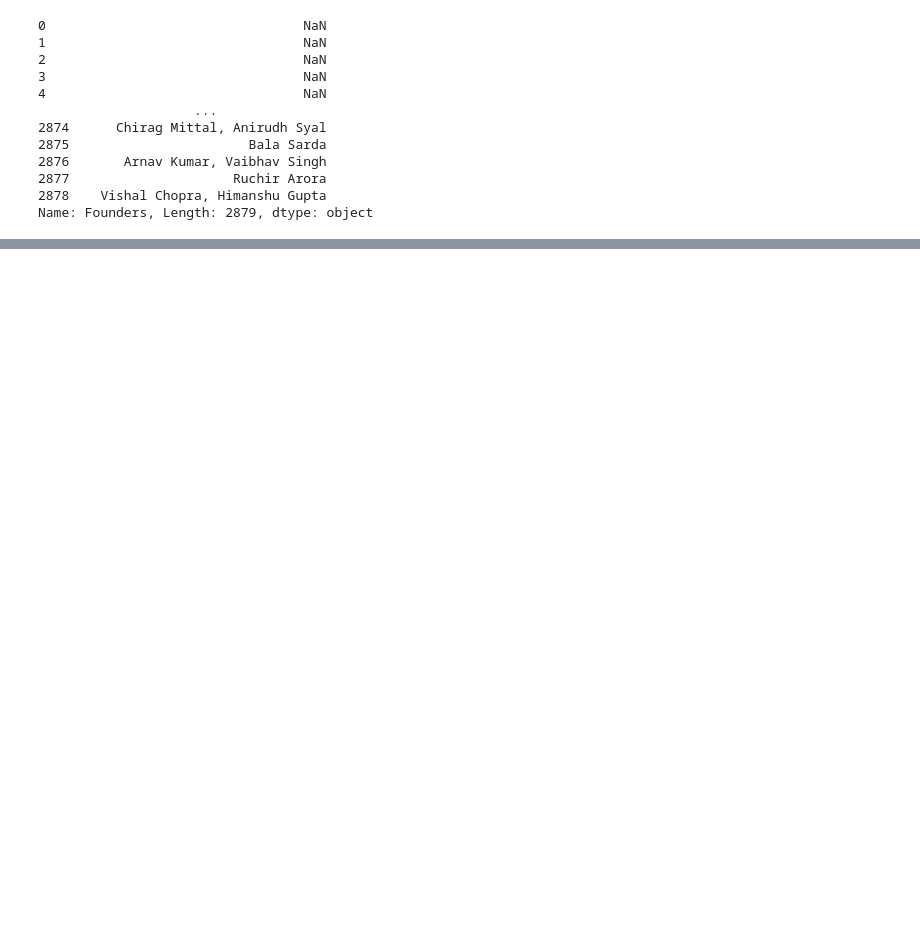
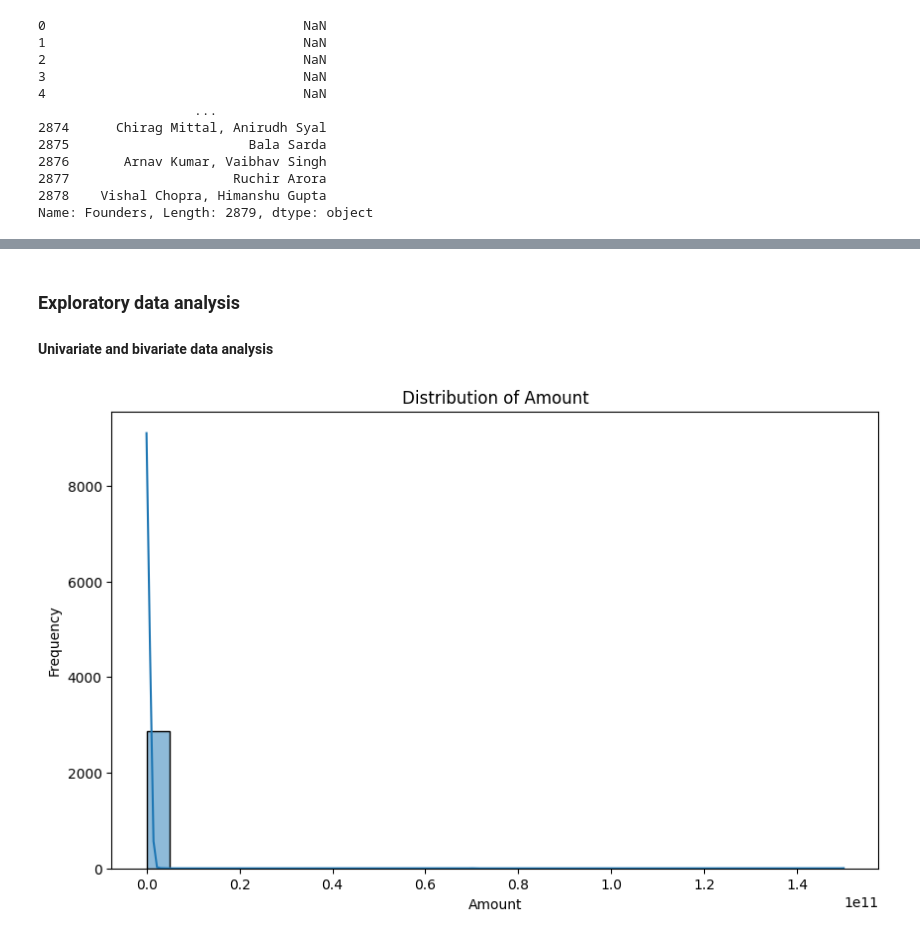
Before and after one commit to codefosu/Indian-Startup-Ecosystem, a Jupyter notebook: main.ipynb, the cells around one changed output, grey strips where cells are left out. Cells and saved outputs as stored; diff of their text form; code cells hidden in the pictures; blank space fills up the shorter version.

```diff
--- a/main.ipynb
+++ b/main.ipynb
@@ -468,0 +568,21 @@ data.sample(10)
+# %%
+# Headquater column
+data['HeadQuarter'].astype(str)
+
+def split(hq):
+    if isinstance(hq, str):
+        return hq.split(',')[0].strip()
+
+data['HeadQuarter'] = data['HeadQuarter'].apply(split)
+
+data['HeadQuarter'] = data['HeadQuarter'].str.replace('Bengaluru', 'Bangalore')
+data['HeadQuarter'] = data['HeadQuarter'].str.replace('Bangalore City', 'Bangalore')
+data['HeadQuarter'] = data['HeadQuarter'].str.replace('New Delhi', 'Delhi')
+data['HeadQuarter'] = data['HeadQuarter'].str.replace('Gurgaon', 'Gurugram')
+data['HeadQuarter'] = data['HeadQuarter'].str.replace('Information Technology & Services', 'Bangalore')
+
+data['HeadQuarter'].unique()
+
+data['HeadQuarter'] = data['HeadQuarter'].fillna(data['HeadQuarter'].mode()[0])
+
+data.isnull().sum()
@@ -468,0 +603,19 @@ data.sample(10)
+# %%
+data['Amount'] = data['Amount'].fillna(data['Amount'].median())
+
+data['HeadQuarter'] = data['HeadQuarter'].fillna(data['HeadQuarter'].mode()[0])
+# %% [markdown]
+### Exploratory data analysis
+
+#### Univariate and bivariate data analysis
+# %%
+# Univariate Analysis
+# Distribution of 'Amount'
+plt.figure(figsize=(10, 6))
+sns.histplot(data['Amount'], bins=30, kde=True)
+plt.title('Distribution of Amount')
+plt.xlabel('Amount')
+plt.ylabel('Frequency')
+plt.show()
+# %% [output]
+[figure, added]
```
Also changed, not shown: parts of 35 cells of this notebook, 2 other files.
